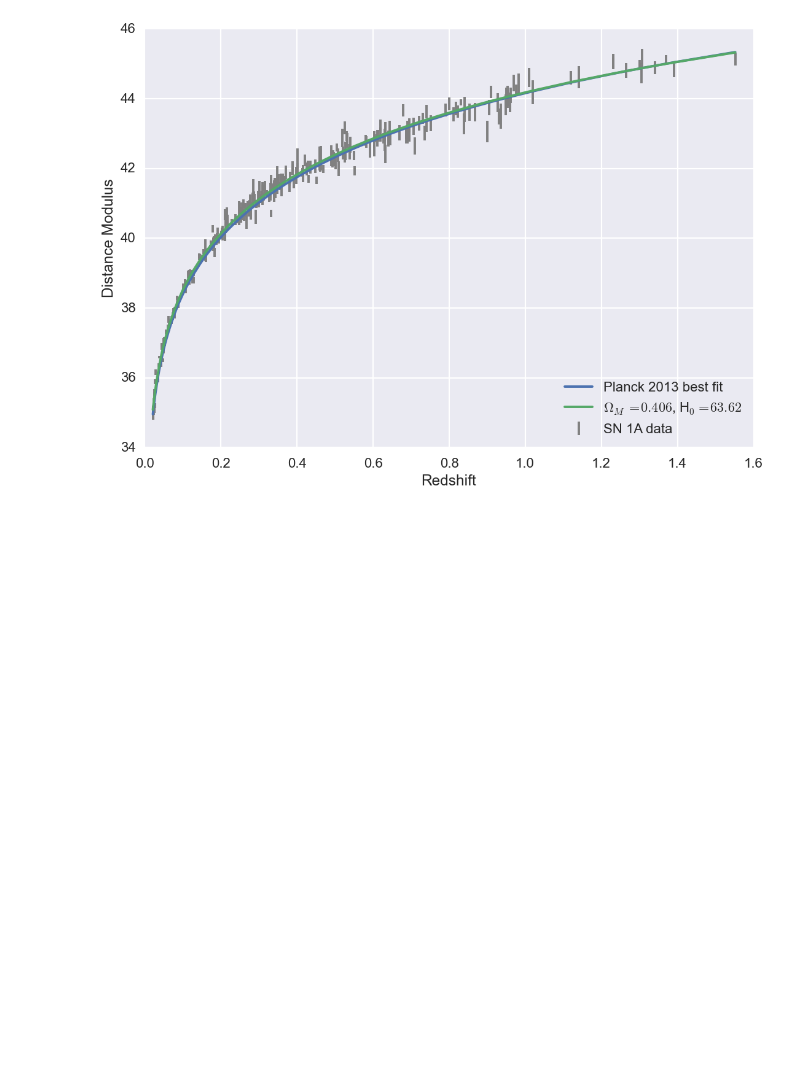
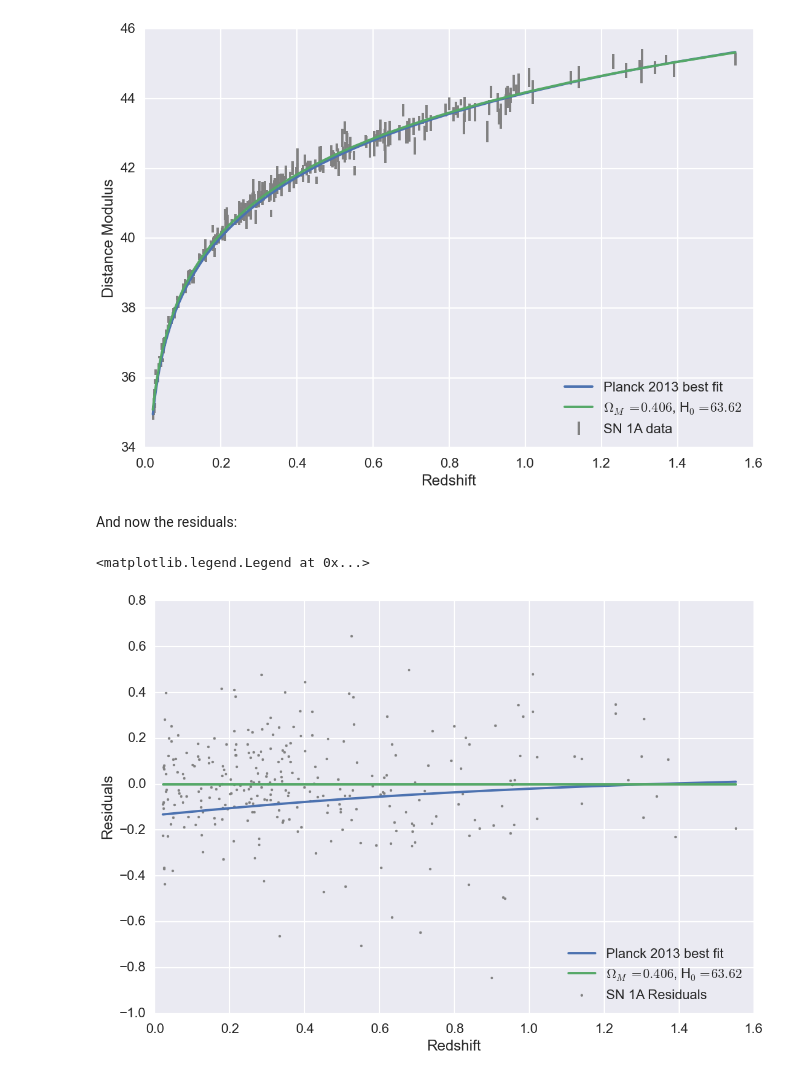
Before and after one commit to hummel/AST376_FALL2014, a Jupyter notebook: homework/homework4.ipynb, the cells around one changed output. Saved outputs shown, nothing was run; the diff lists cells and outputs as text; code cells hidden in the pictures; blank space fills up the shorter version.

Commit message:
added residual plot.

```diff
--- a/homework/homework4.ipynb
+++ b/homework/homework4.ipynb
@@ -255,3 +221,19 @@ plt.legend(loc=4)
 # %% [output]
 <matplotlib.legend.Legend at 0x...>
 [figure]
+# %% [markdown]
+And now the residuals:
+# %%
+standard = DM(z_data, 0.406, 0, 1-.406, 63.62)
+plt.scatter(z_data, DM_data-standard, label='SN 1A Residuals', color='grey', s=7)
+plt.plot(z_data, DM(z_data, Planck13.Om0, Planck13.Ok0, Planck13.Ode0, Planck13.H0.value)-standard,
+        label='Planck 2013 best fit')
+plt.plot(z_data, np.zeros_like(z_data), label='$\Omega_M = 0.406$, H$_0 = 63.62$')
+
+plt.xlabel('Redshift')
+plt.ylabel('Residuals')
+plt.xlim(0,1.6)
+plt.legend(loc=4)
+# %% [output]
+<matplotlib.legend.Legend at 0x...>
+[figure, added]
```
Also changed, not shown: parts of 9 cells of this notebook.
